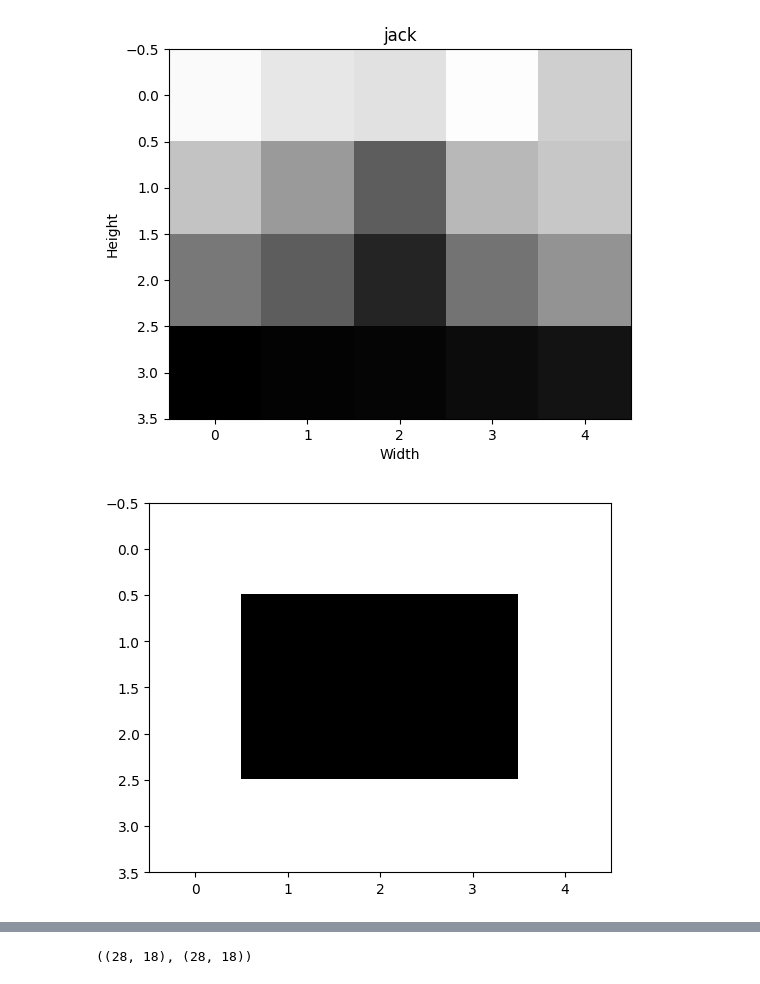
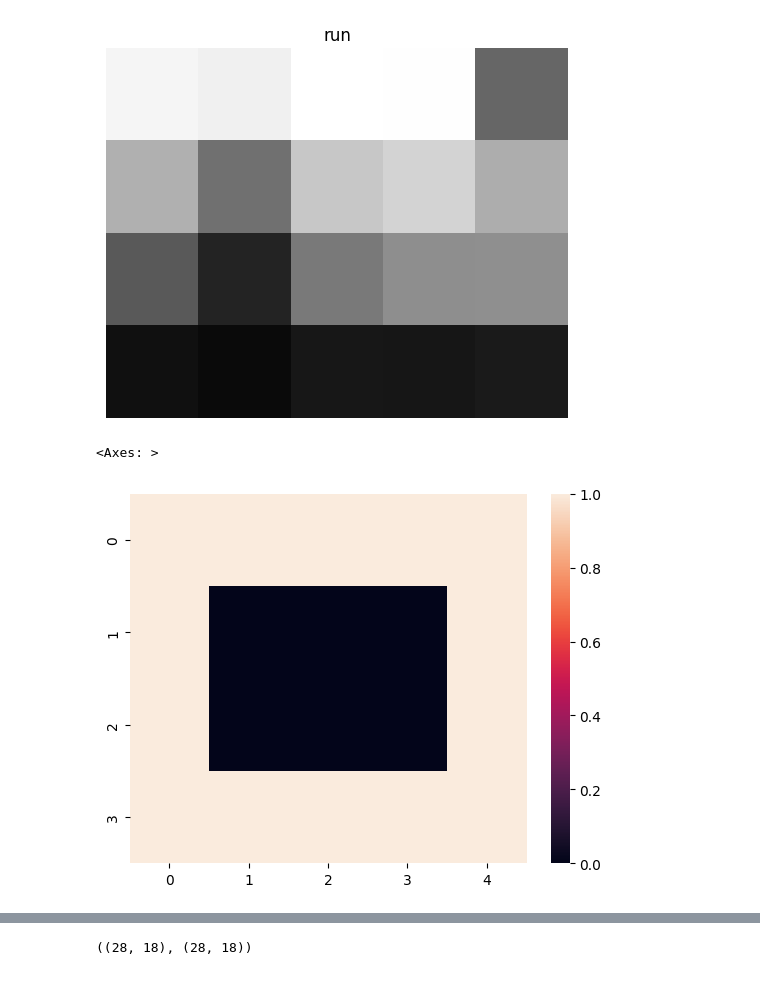
Before and after one commit to tolgabirdal/FlagManifoldsV3, a Jupyter notebook: python/weiszmann.ipynb, the cells around one changed output, grey strips where cells are left out. Cells and saved outputs as stored; diff of their text form; code cells hidden in the pictures.

```diff
--- a/python/weiszmann.ipynb
+++ b/python/weiszmann.ipynb
@@ -71,14 +121,15 @@ def evaluate_knn(data_train, data_test, y_train, y_test, k_values):
 
 directory = '../data/weizmann/'  # Change to your directory
 
-classes = ['run', 'wave1', 'jack']
+classes = ['bend', 'jack', 'run']
 
 
 dataset = []
 mod_labels = []
-for class_name in classes:#'wave1','bend','run']:#tqdm.tqdm(os.listdir(directory)):#['walk','wave1','bend']:#:
+for class_name in classes:#tqdm.tqdm(os.listdir(directory)):#['walk','wave1','bend']:#:
     f_path = os.path.join(directory, class_name)
     avi_files = load_avi_files(f_path)
     data = [read_avi_to_numpy(avi_file, .03) for avi_file in avi_files]
+    concept_plots(avi_files[0], class_name)
     dataset += data
     mod_labels += [class_name]*len(data)
@@ -94,35 +149,33 @@ for d in dataset:
 # %%
 vid_num = 20
 array_3d = trimmed_dataset[vid_num]
 depth = trimmed_dataset[vid_num].shape[0]
 # Set up the figure and axis for plotting
 fig, ax = plt.subplots()
 cax = ax.imshow(array_3d[0], cmap='grey', interpolation='nearest')
 
 # Set up axis limits (optional, but ensures consistent plot range across frames)
-ax.set_title('3D Array Visualization')
-ax.set_xlabel('Width')
-ax.set_ylabel('Height')
+ax.axis('off')
 
 # Initialize function for animation
 def init():
     cax.set_data(array_3d[0])
     return [cax]
 
 # Update function for animation
 def update(frame):
     cax.set_data(array_3d[frame])
     ax.set_title(f'{mod_labels[vid_num]}')  # Update title with slice number
     return [cax]
 
 # Create the animation, animating over the depth dimension
 ani = FuncAnimation(fig, update, frames=depth, init_func=init, blit=True, repeat=True)
 
 
 HTML(ani.to_jshtml())
 # %% [output]
 [interactive output not drawn]
-[figure, old version]
+[figure, new version]
 # %%
 center_row = n_rows//2
 center_col = n_cols//2
@@ -140,7 +193,8 @@ for d in trimmed_dataset:
     ss2_mask[:, :n_cols//4] = True  # Left
     ss2_mask[:, 3*n_cols//4+1:] = True  # Right
 
-    plt.imshow(ss2_mask, cmap = 'grey')
+
+    # plt.axis('off')
     ss2 = d[:,ss2_mask]
 
     ss1 = ss1.reshape(ss1.shape[0], -1)
@@ -152,8 +206,11 @@ for d in trimmed_dataset:
     X.append(d_flat)
 
 ss_sizes = [ss1.shape[1], ss2.shape[1]]
+
+sns.heatmap(ss2_mask)
 # %% [output]
+<Axes: >
-[figure, old version]
+[figure, new version]
 # %%
 As = [np.arange(len(ss1.T)), np.arange(len(ss1.T)+len(ss2.T))]
 # %%
```
Also changed, not shown: parts of 10 cells of this notebook, 2 other files.
